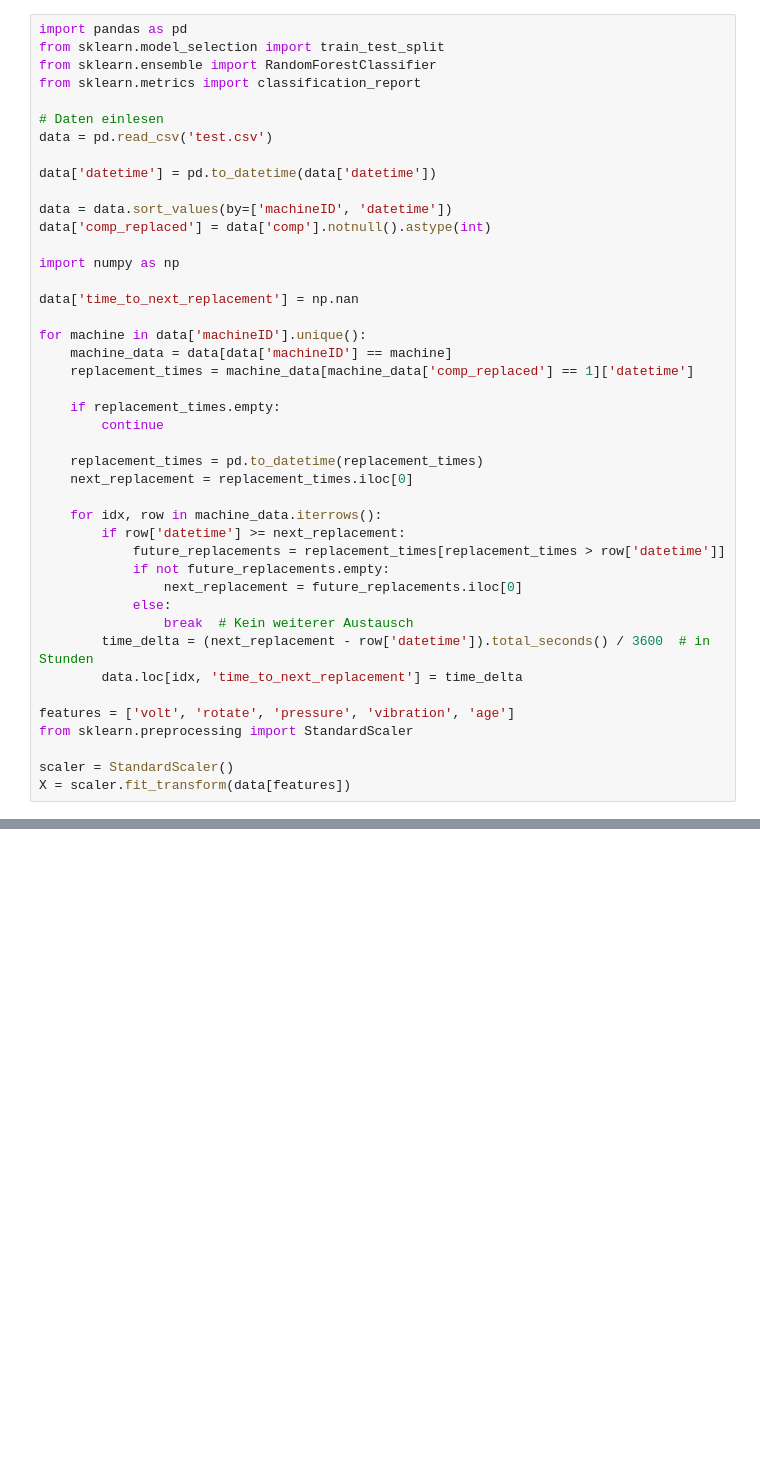
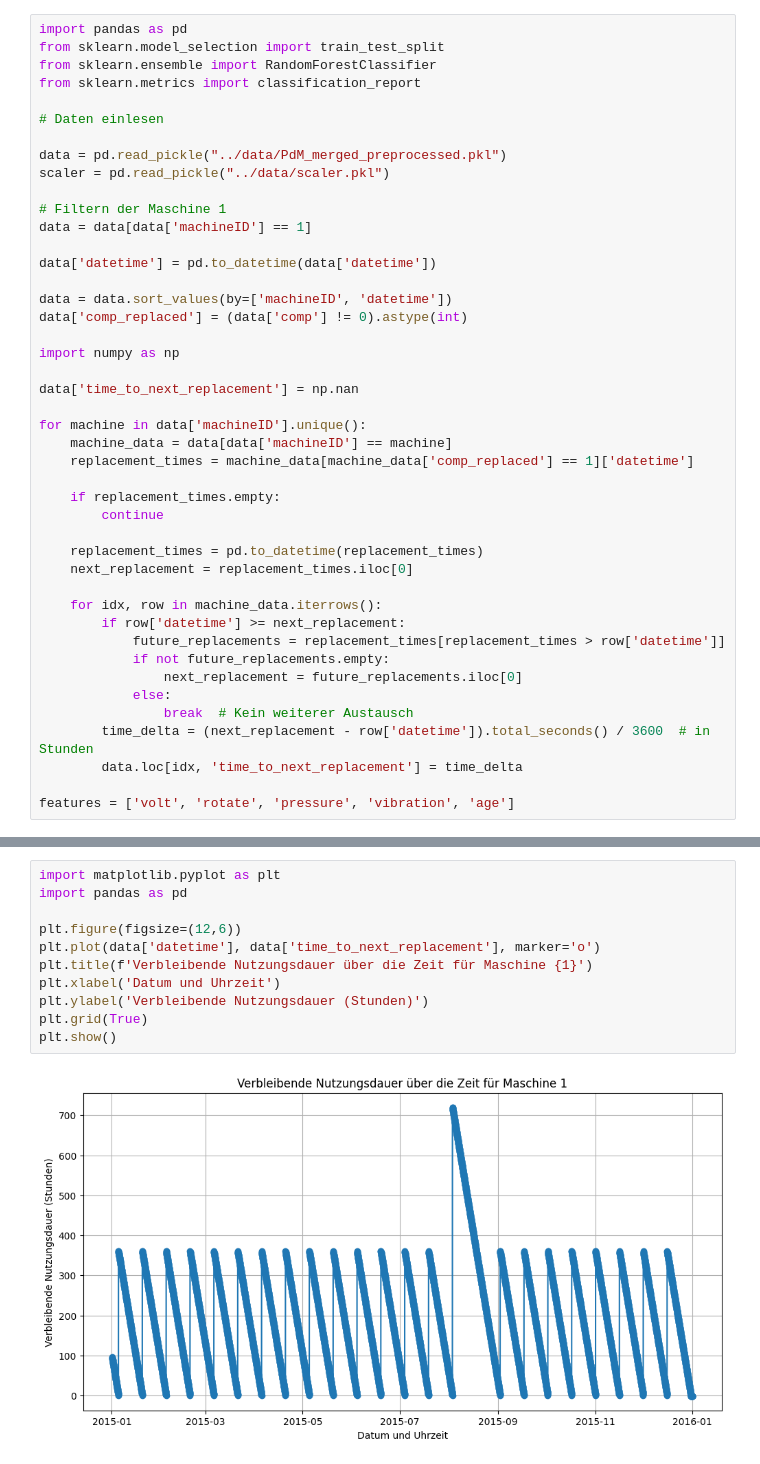
Before and after one commit to EnzoZacharias/DPM_Azure_Predictive_Maintenance, a Jupyter notebook: 5_PredictiveMaintenance/PredictiveMaintenance.ipynb, the cells around one changed output, grey strips where cells are left out. Cells and saved outputs as stored; diff of their text form; blank space fills up the shorter version.

```diff
--- a/5_PredictiveMaintenance/PredictiveMaintenance.ipynb
+++ b/5_PredictiveMaintenance/PredictiveMaintenance.ipynb
@@ -5,12 +7,17 @@ from sklearn.ensemble import RandomForestClassifier
 from sklearn.metrics import classification_report
 
 # Daten einlesen
-data = pd.read_csv('test.csv')
+
+data = pd.read_pickle("../data/PdM_merged_preprocessed.pkl")
+scaler = pd.read_pickle("../data/scaler.pkl")
+
+# Filtern der Maschine 1
+data = data[data['machineID'] == 1]
 
 data['datetime'] = pd.to_datetime(data['datetime'])
 
 data = data.sort_values(by=['machineID', 'datetime'])
-data['comp_replaced'] = data['comp'].notnull().astype(int)
+data['comp_replaced'] = (data['comp'] != 0).astype(int)
 
 import numpy as np
 
@@ -37,10 +44,6 @@ for machine in data['machineID'].unique():
         data.loc[idx, 'time_to_next_replacement'] = time_delta
 
 features = ['volt', 'rotate', 'pressure', 'vibration', 'age']
-from sklearn.preprocessing import StandardScaler
-
-scaler = StandardScaler()
-X = scaler.fit_transform(data[features])
 # %%
 from sklearn.ensemble import RandomForestRegressor
 from sklearn.metrics import mean_absolute_error, mean_squared_error
@@ -100,0 +105,13 @@ Vorhergesagte verbleibende Nutzungsdauer: 220.25 Stunden
+# %%
+import matplotlib.pyplot as plt
+import pandas as pd
+
+plt.figure(figsize=(12,6))
+plt.plot(data['datetime'], data['time_to_next_replacement'], marker='o')
+plt.title(f'Verbleibende Nutzungsdauer über die Zeit für Maschine {1}')
+plt.xlabel('Datum und Uhrzeit')
+plt.ylabel('Verbleibende Nutzungsdauer (Stunden)')
+plt.grid(True)
+plt.show()
+# %% [output]
+[figure, added]
```
Also changed, not shown: parts of 22 cells of this notebook, 5 other files.
